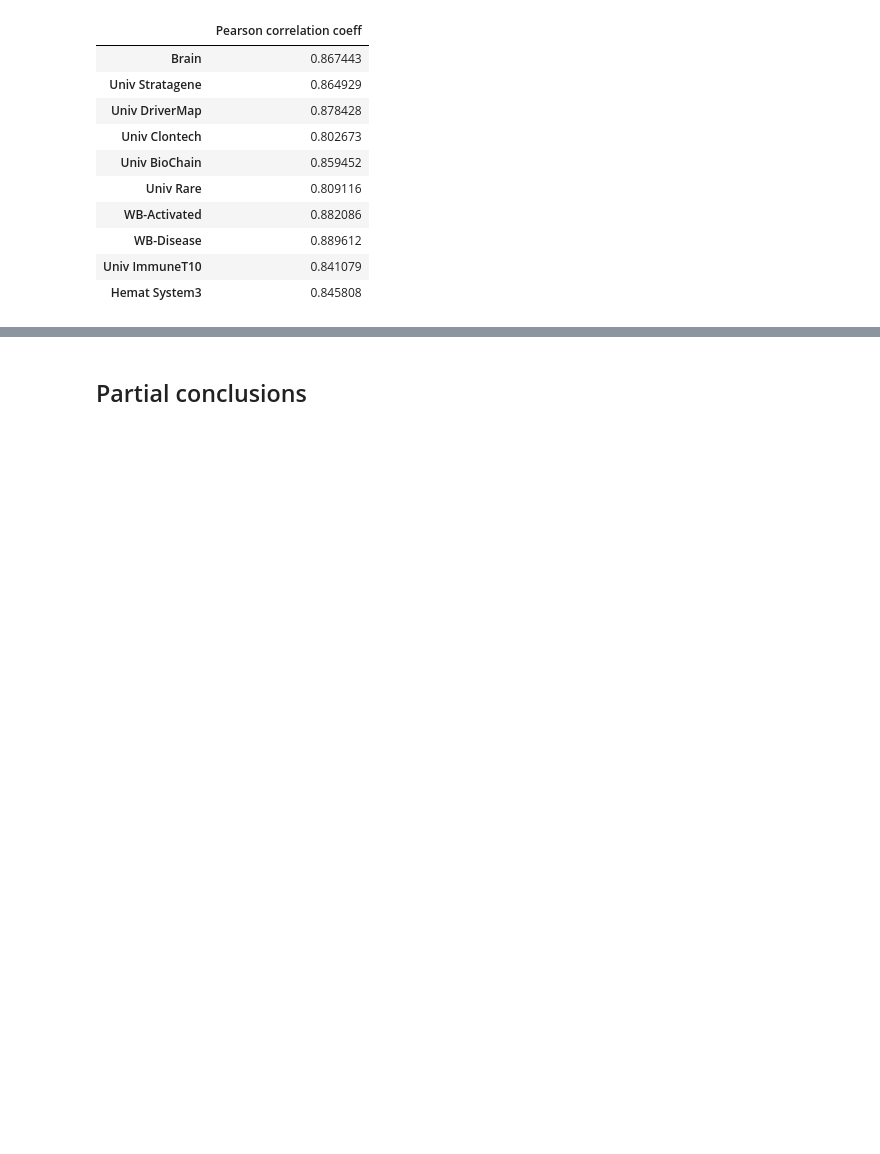
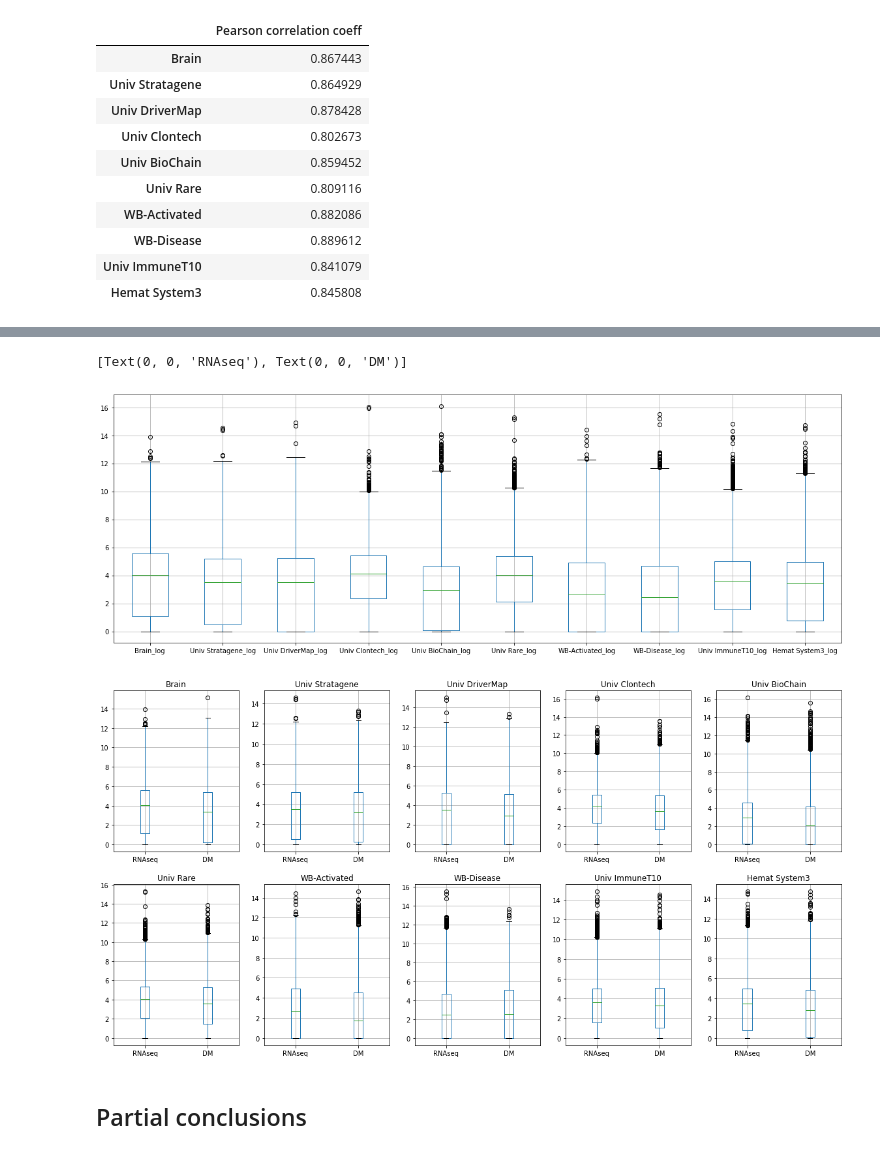
Before and after one commit to lrondi/Project_1, a Jupyter notebook: project main.ipynb, the cells around one changed output, grey strips where cells are left out. Cells and saved outputs as stored; diff of their text form; code cells hidden in the pictures; blank space fills up the shorter version.

Commit message:
boxplots

```diff
--- a/project main.ipynb
+++ b/project main.ipynb
@@ -324,3 +299,72 @@ for i in range(2):
+# %%
+# Box plots to visualize outliers
+labels = list(data_dm_log.columns)
+
+plt.figure(figsize=(20,7))
+plt.subplots
+data_rnas_log.boxplot()
+
+# Create list of df with pairs of samples
+temps_list = []
+for i in range(10):
+    tempr = data_rnas_log.iloc[:,i]
+    tempd = data_dm_log.iloc[:,i]
+    temps_list.append(pd.concat((tempr,tempd), axis=1))
+
+fig = plt.figure(figsize=(20,10))
+ax1 = fig.add_subplot(2,5,1)
+temps_list[0].boxplot(ax=ax1)
+ax1.set_title(labels[0], fontsize=12)
+ax1.set_xticklabels(['RNAseq', 'DM'])
+
+ax2 = fig.add_subplot(2,5,2)
+temps_list[1].boxplot(ax=ax2)
+ax2.set_title(labels[1], fontsize=12)
+ax2.set_xticklabels(['RNAseq', 'DM'])
+
+ax3 = fig.add_subplot(2,5,3)
+temps_list[2].boxplot(ax=ax3)
+ax3.set_title(labels[2], fontsize=12)
+ax3.set_xticklabels(['RNAseq', 'DM'])
+
+ax4 = fig.add_subplot(2,5,4)
+temps_list[3].boxplot(ax=ax4)
+ax4.set_title(labels[3], fontsize=12)
+ax4.set_xticklabels(['RNAseq', 'DM'])
+
+ax5 = fig.add_subplot(2,5,5)
+temps_list[4].boxplot(ax=ax5)
+ax5.set_title(labels[4], fontsize=12)
+ax5.set_xticklabels(['RNAseq', 'DM'])
+
+ax6 = fig.add_subplot(2,5,6)
+temps_list[5].boxplot(ax=ax6)
+ax6.set_title(labels[5], fontsize=12)
+ax6.set_xticklabels(['RNAseq', 'DM'])
+
+ax7 = fig.add_subplot(2,5,7)
+temps_list[6].boxplot(ax=ax7)
+ax7.set_title(labels[6], fontsize=12)
+ax7.set_xticklabels(['RNAseq', 'DM'])
+
+ax8 = fig.add_subplot(2,5,8)
+temps_list[7].boxplot(ax=ax8)
+ax8.set_title(labels[7], fontsize=12)
+ax8.set_xticklabels(['RNAseq', 'DM'])
+
+ax9 = fig.add_subplot(2,5,9)
+temps_list[8].boxplot(ax=ax9)
+ax9.set_title(labels[8], fontsize=12)
+ax9.set_xticklabels(['RNAseq', 'DM'])
+
+ax10 = fig.add_subplot(2,5,10)
+temps_list[9].boxplot(ax=ax10)
+ax10.set_title(labels[9], fontsize=12)
+ax10.set_xticklabels(['RNAseq', 'DM'])
+# %% [output]
+[Text(0, 0, 'RNAseq'), Text(0, 0, 'DM')]
+[figure, added]
+[figure, added]
 # %% [markdown]
 ## Partial conclusions
 # %% [markdown]
```
Also changed, not shown: parts of 1 cell of this notebook.
